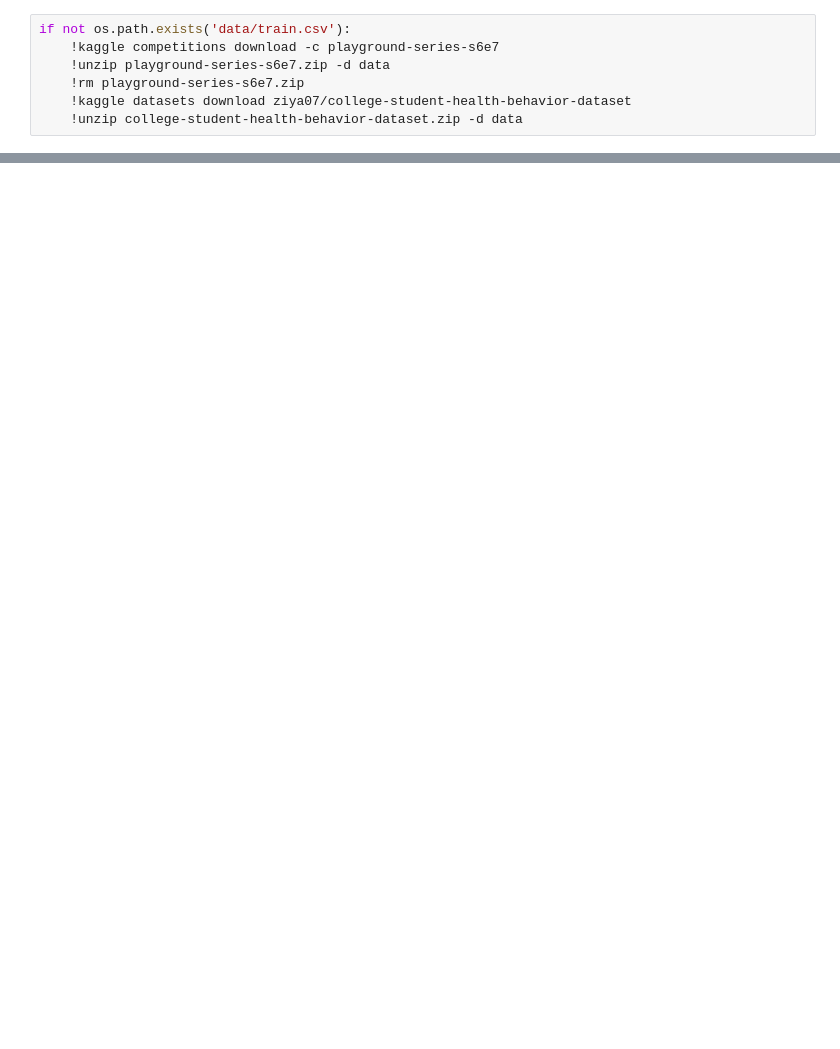
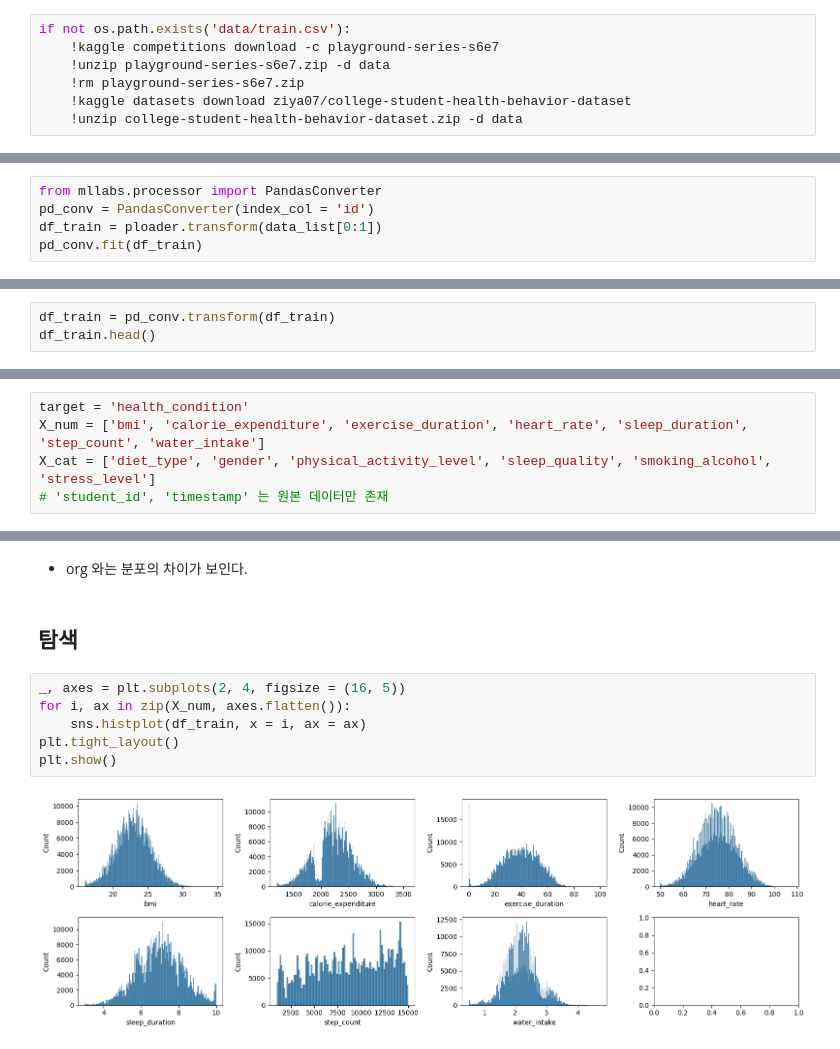
Before and after one commit to sunkusun9/ml-lab, a Jupyter notebook: examples/kaggle_s6e7/1.Prepare.ipynb, the cells around one changed output, grey strips where cells are left out. Saved outputs shown, nothing was run; the diff lists cells and outputs as text; blank space fills up the shorter version.

```diff
--- a/examples/kaggle_s6e7/1.Prepare.ipynb
+++ b/examples/kaggle_s6e7/1.Prepare.ipynb
@@ -55,0 +48,5 @@ shape: (690_088, 15)
+# %%
+from mllabs.processor import PandasConverter
+pd_conv = PandasConverter(index_col = 'id')
+df_train = ploader.transform(data_list[0:1])
+pd_conv.fit(df_train)
@@ -55,0 +55,3 @@ shape: (690_088, 15)
+# %%
+df_train = pd_conv.transform(df_train)
+df_train.head()
@@ -55,0 +87,5 @@ shape: (690_088, 15)
+# %%
+target = 'health_condition'
+X_num = ['bmi', 'calorie_expenditure', 'exercise_duration', 'heart_rate', 'sleep_duration', 'step_count', 'water_intake']
+X_cat = ['diet_type', 'gender', 'physical_activity_level', 'sleep_quality', 'smoking_alcohol', 'stress_level']
+# 'student_id', 'timestamp' 는 원본 데이터만 존재
@@ -55,0 +244,12 @@ shape: (690_088, 15)
+# %% [markdown]
+- org 와는 분포의 차이가 보인다.
+# %% [markdown]
+## 탐색
+# %%
+_, axes = plt.subplots(2, 4, figsize = (16, 5))
+for i, ax in zip(X_num, axes.flatten()):
+    sns.histplot(df_train, x = i, ax = ax)
+plt.tight_layout()
+plt.show()
+# %% [output]
+[figure, added]
```
Also changed, not shown: parts of 62 cells of this notebook, 29 other files.
